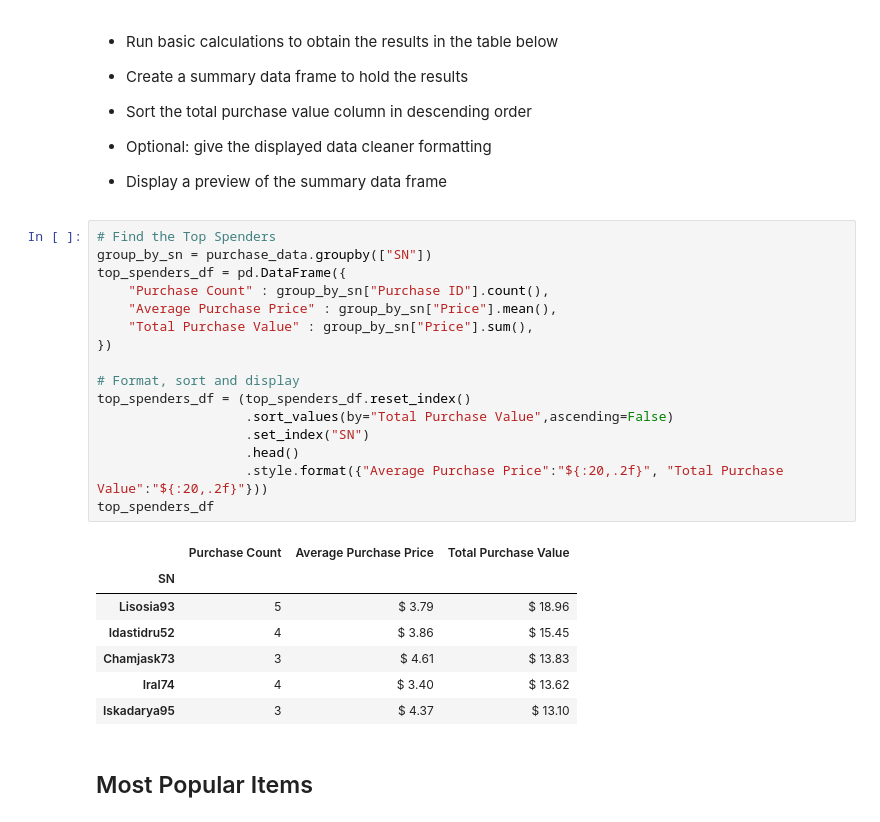
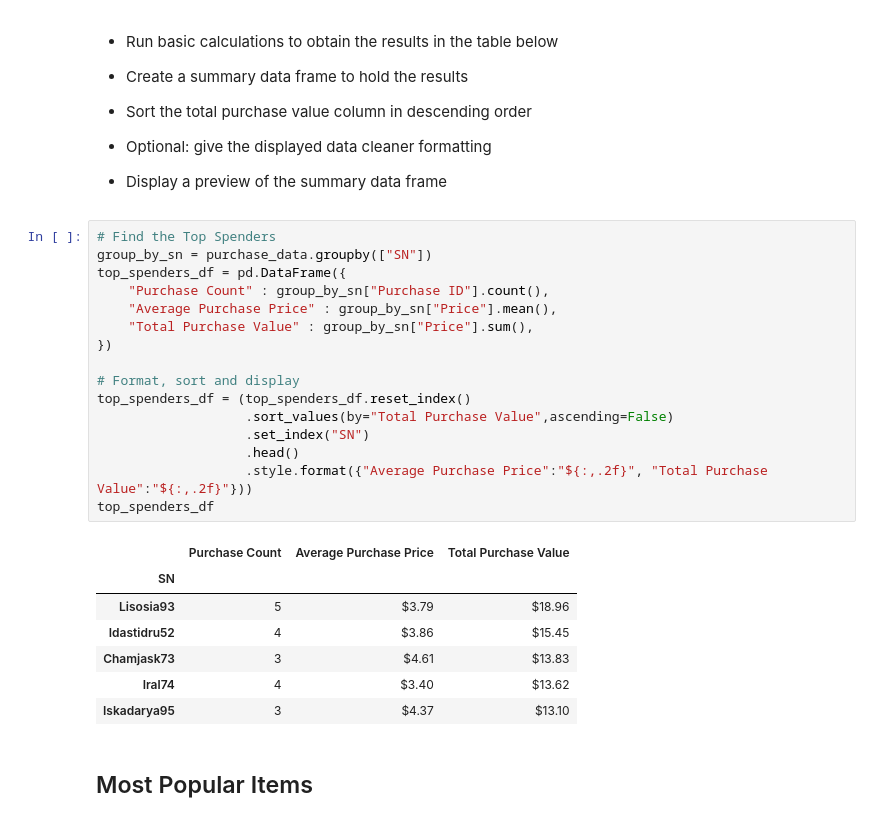
Before and after one commit to sheetalbongale/Pandas-Challenge, a Jupyter notebook: HeroesOfPymoli/HeroesOfPymoli_bySheetal.ipynb, the cells around one changed output. Drawn from its saved outputs; the diff is of its cells as text.

Commit message:
Add analysis report and some formatting

```diff
--- a/HeroesOfPymoli/HeroesOfPymoli_bySheetal.ipynb
+++ b/HeroesOfPymoli/HeroesOfPymoli_bySheetal.ipynb
@@ -244,27 +245,27 @@ purchase_analysis_age
 # %%
 # Find the Top Spenders
 group_by_sn = purchase_data.groupby(["SN"])
 top_spenders_df = pd.DataFrame({
     "Purchase Count" : group_by_sn["Purchase ID"].count(),
     "Average Purchase Price" : group_by_sn["Price"].mean(),
     "Total Purchase Value" : group_by_sn["Price"].sum(),
 })
 
 # Format, sort and display
 top_spenders_df = (top_spenders_df.reset_index()
                    .sort_values(by="Total Purchase Value",ascending=False)
                    .set_index("SN")
                    .head()
-                   .style.format({"Average Purchase Price":"${:20,.2f}", "Total Purchase Value":"${:20,.2f}"}))
+                   .style.format({"Average Purchase Price":"${:,.2f}", "Total Purchase Value":"${:,.2f}"}))
 top_spenders_df
 # %% [output]
 |  | Purchase Count | Average Purchase Price | Total Purchase Value |
 | SN |  |  |  |
-| Lisosia93 | 5 | $ 3.79 | $ 18.96 |
-| Idastidru52 | 4 | $ 3.86 | $ 15.45 |
-| Chamjask73 | 3 | $ 4.61 | $ 13.83 |
-| Iral74 | 4 | $ 3.40 | $ 13.62 |
-| Iskadarya95 | 3 | $ 4.37 | $ 13.10 |
+| Lisosia93 | 5 | $3.79 | $18.96 |
+| Idastidru52 | 4 | $3.86 | $15.45 |
+| Chamjask73 | 3 | $4.61 | $13.83 |
+| Iral74 | 4 | $3.40 | $13.62 |
+| Iskadarya95 | 3 | $4.37 | $13.10 |
 # %% [markdown]
 ## Most Popular Items
 # %% [markdown]
```
Also changed, not shown: parts of 6 cells of this notebook, 2 other files.
